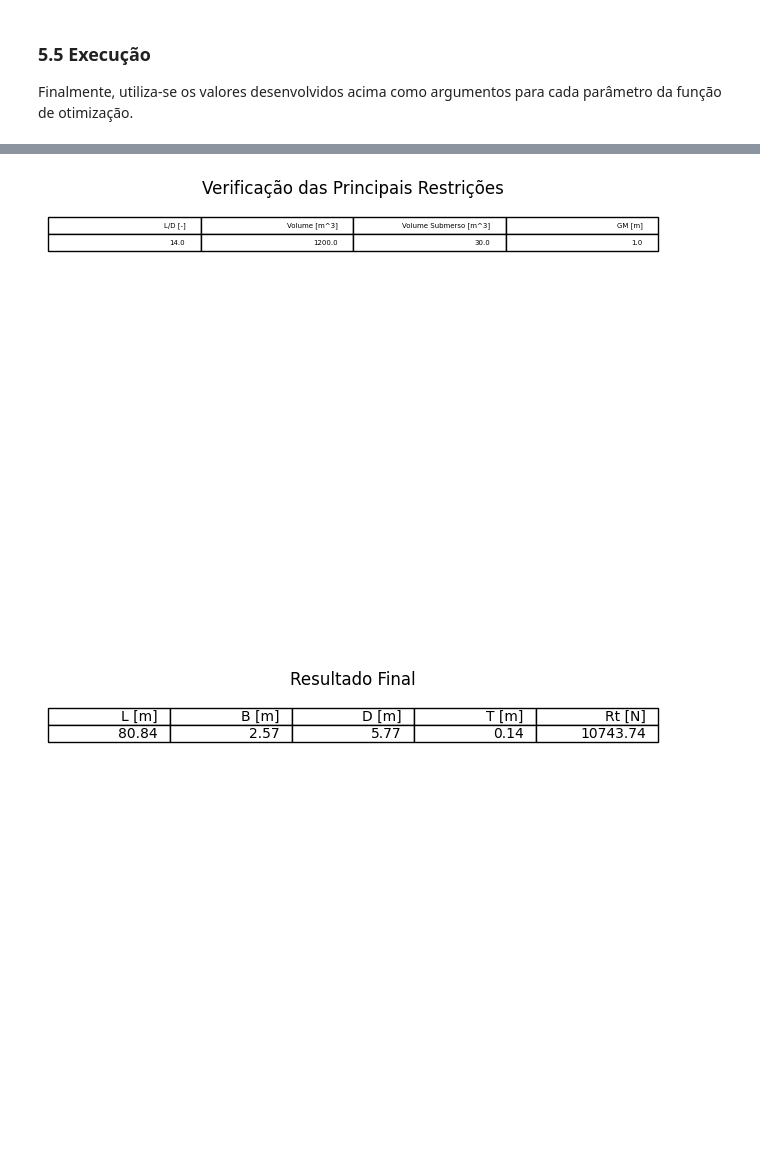
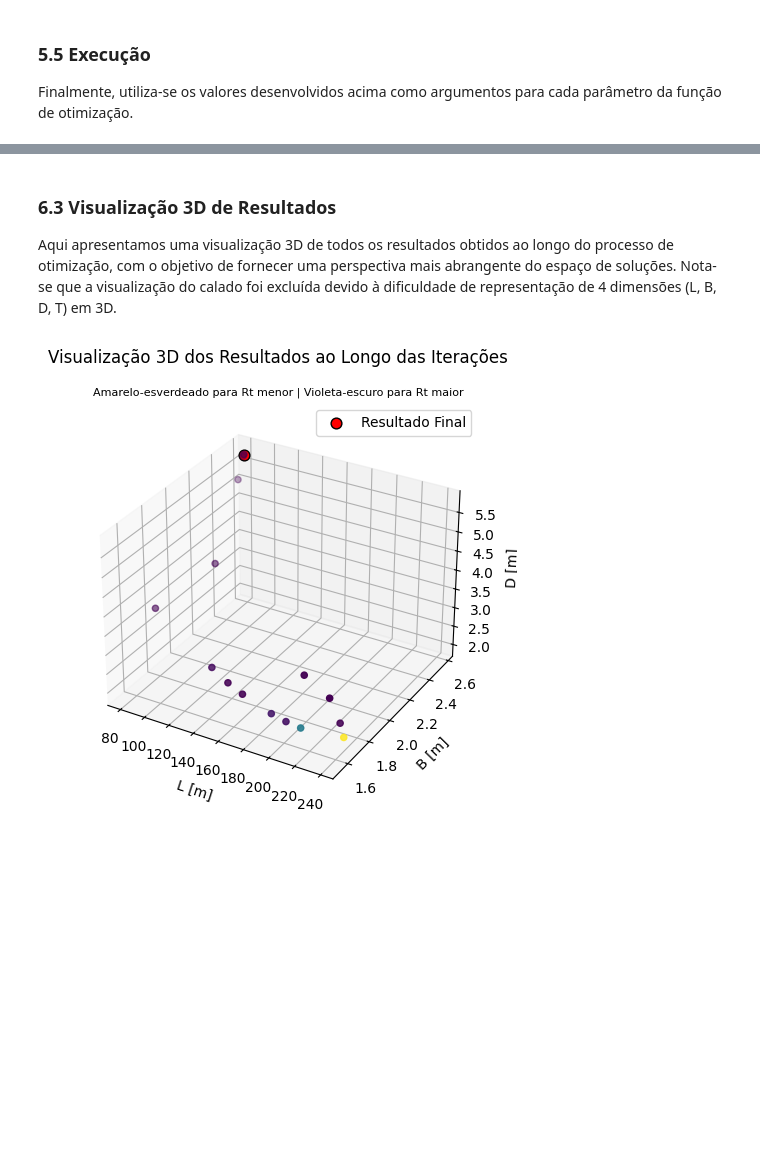
Before and after one commit to leonardolombardi07/otimizacao-pontal, a Jupyter notebook: Report.ipynb, the cells around one changed output, grey strips where cells are left out. Saved outputs shown, nothing was run; the diff lists cells and outputs as text; code cells hidden in the pictures; blank space fills up the shorter version.

```diff
--- a/Report.ipynb
+++ b/Report.ipynb
@@ -490,92 +561,30 @@ _ = minimize( # type: ignore
+# %% [markdown]
+### 6.3 Visualização 3D de Resultados  <a name="6.3"></a>
+
+Aqui apresentamos uma visualização 3D de todos os resultados obtidos ao longo do processo de otimização, com o objetivo de fornecer uma perspectiva mais abrangente do espaço de soluções.
+Nota-se que a visualização do calado foi excluída devido à dificuldade de representação de 4 dimensões (L, B, D, T) em 3D.
 # %%
 # type: ignore
-
 import matplotlib.pyplot as plt
 
-def plot_results(x: XAndFunResults):
-    L, B, D, T, fun = x[-1]
-
-    # 1. Plot de tabela com restrições
-    L_over_D = L/D
-    volume = get_model_volume(L=L, B=B, D=D)
-    nabla = get_model_underwater_volume(L=L, B=B, T=T)
-    GM = get_GM(KB=get_model_KB(T=T), BM=get_model_BM(L=L, B=B, T=T), KG=get_model_KG(D=D))
-
-    fig, ax = plt.subplots()
-    fig.suptitle('Verificação das Principais Restrições')
-    ax.axis('off')
-    table_data = [
-        ['L/D [-]', 'Volume [m^3]', 'Volume Submerso [m^3]', 'GM [m]'],
-        [round(val, 2) for val in [L_over_D, volume, nabla, GM]]
-    ]
-    ax.table(cellText=table_data, loc='top')
-    fig.tight_layout()
-    plt.show()
-
-
-    # 2. Plot de tabela com resultados
-    Rt = fun
-    fig, ax = plt.subplots()
-    fig.suptitle('Resultado Final')
-    ax.axis('off')
-    table_data = [
-        ['L [m]', 'B [m]', 'D [m]', 'T [m]', 'Rt [N]'],
-        [round(val, 2) for val in [L, B, D, T, Rt]]
-    ]
-    ax.table(cellText=table_data, loc='top')
-    fig.tight_layout()
-    plt.show()
-
-
-    # 3. Plot de gráfico 3D dos resultados
+def plot_3D_results(x_and_fun_results: XAndFunResults):
     x = [x[0] for x in x_and_fun_results]
     y = [x[1] for x in x_and_fun_results]
     z = [x[2] for x in x_and_fun_results]
-    w = [x[3] for x in x_and_fun_results]
     fun = [x[4] for x in x_and_fun_results]
     fig = plt.figure()
     fig.suptitle('Visualização 3D dos Resultados ao Longo das Iterações')
     ax = fig.add_subplot(projection='3d')
-    ax.set_title('Amarelo-esverdeado para valores menores | Violeta-escuro para valores maiores', fontsize=8)
+    ax.set_title('Amarelo-esverdeado para Rt menor | Violeta-escuro para Rt maior', fontsize=8)
     ax.scatter(x, y, z, c=fun, cmap='viridis')
     ax.scatter(L, B, D, color='r', s=60, edgecolor='black', label='Resultado Final')
     ax.set_xlabel('L [m]')
     ax.set_ylabel('B [m]')
     ax.set_zlabel('D [m]')
     ax.legend()
     fig.tight_layout()
     plt.show()
 
-
-    # 4. Para L, B, D, T e Rt, mostrar um gráfico niterações x valor
-    # Varie as cores e garanta que os gráficos não vão se sobrepor
-    fig, axs = plt.subplots(nrows=3, ncols=2)
-    niter_list = [i+1 for i in range(len(x_and_fun_results))]
-    fig.suptitle('Resultados ao longo das iterações')
-    axs[0, 0].plot(niter_list, x, 'tab:blue')
-    axs[0, 0].set_title('L [m]')
-    axs[0, 1].plot(niter_list, y, 'tab:orange')
-    axs[0, 1].set_title('B [m]')
-    axs[1, 0].plot(niter_list, z, 'tab:green')
-    axs[1, 0].set_title('D [m]')
-    axs[1, 1].plot(niter_list, w, 'tab:red')
-    axs[1, 1].set_title('T [m]')
-    axs[2, 0].plot(niter_list, fun, 'tab:purple')
-    axs[2, 0].set_title('Rt [N]')
-
-    for ax in axs.flat:
-        ax.set(xlabel='Número de iterações')
-        # Garantindo que os valores do eixo x sejam inteiros
-        ax.xaxis.set_major_locator(plt.MaxNLocator(integer=True))
-
-    # Removendo último gráfico
-    fig.delaxes(axs[2, 1])
-
-    fig.tight_layout()
-    plt.show()
-
-
-plot_results(x_and_fun_results)
+plot_3D_results(x_and_fun_results)
 # %% [output]
-[figure, old version]
+[figure, new version]
-[figure, removed]
```
Also changed, not shown: parts of 12 cells of this notebook.
